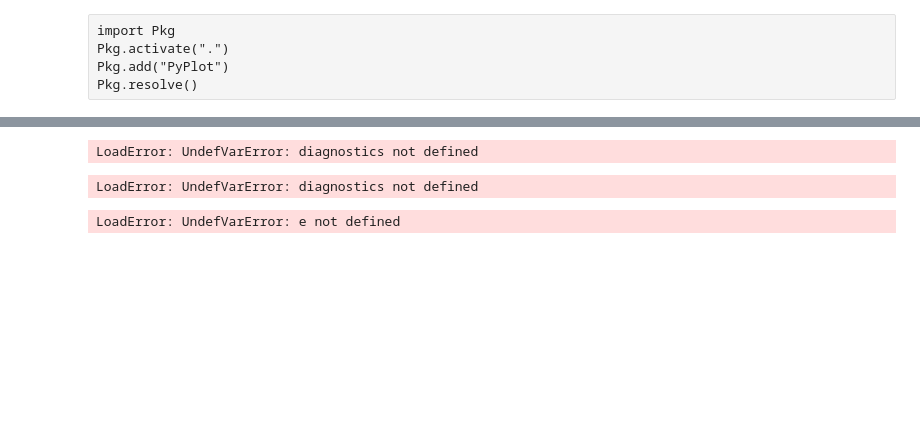
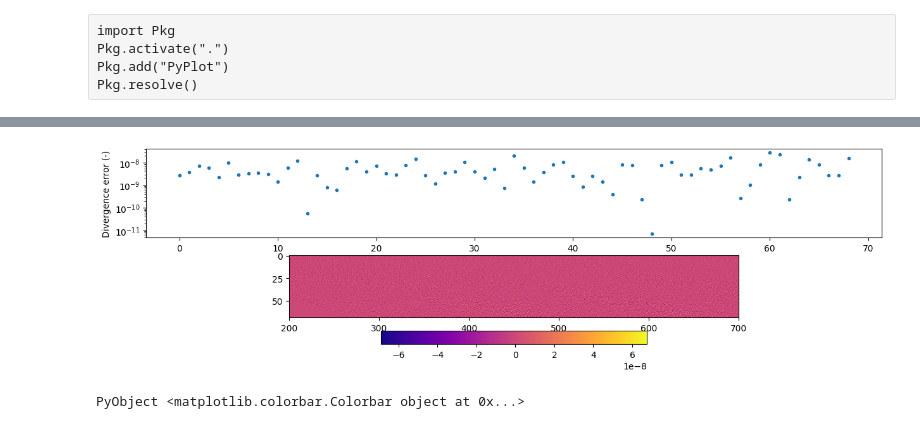
Before and after one commit to bchaber/iskra, a Jupyter notebook: klystron.ipynb, the cells around one changed output, grey strips where cells are left out. Drawn from its saved outputs; the diff is of its cells as text; code cells hidden in the pictures; blank space fills up the shorter version.

```diff
--- a/klystron.ipynb
+++ b/klystron.ipynb
@@ -238,36 +285,28 @@ LoadError: UndefVarError: diagnostics not defined
 # %%
 let
-    djx = diff(diagnostics["Jx"][1:nx+1,1:ts-1]; dims=1)
-    drho = diff(diagnostics["rho"][1:nx,:]; dims=2)
-    error = djx ./ Δh .+ drho ./ Δt
+    ts = results.timesteps
+    nx = 73
+    Δt = 5.0e-12
+    Δx = 0.005095890410958904
+
+    djx = diff(results.Jx[1:nx+1,1:ts-1]; dims=1)
+    drho = diff(results.rho[1:nx,:]; dims=2)
+    error = djx ./ Δx .+ drho ./ Δt
 
     figure(figsize=(15, 8))
     subplot(2,1,1)
-    semilogy(abs.(error[:, 300]), ".")
+    semilogy(abs.(error[4:72, 300]), ".")
     xlabel("Cell index (-)")
     ylabel("Divergence error (-)")
 
     subplot(2,1,2)
-    imshow(error, cmap="plasma")
+    imshow(error[4:72, :], cmap="plasma")
     xlim((200,700))
     colorbar(orientation="horizontal")
 end
 # %% [output]
+[figure, added]
-LoadError: UndefVarError: diagnostics not defined
+PyObject <matplotlib.colorbar.Colorbar object at 0x...>
-# %%
-figure()
-plot(diagnostics["ne-"][:])
-xlim((0, 5000))
-ylim((0, 4250))
-#display(gcf())
-# %% [output]
-LoadError: UndefVarError: diagnostics not defined
-# %%
-figure()
-scatter([e.x[p] for p in 1:e.np], [e.v[p][1] for p in 1:e.np], marker=".", s=0.1)
-#display(gcf())
-# %% [output]
-LoadError: UndefVarError: e not defined
 # %%
 using FFTW
 
```
Also changed, not shown: parts of 18 cells of this notebook, 1 other file.
